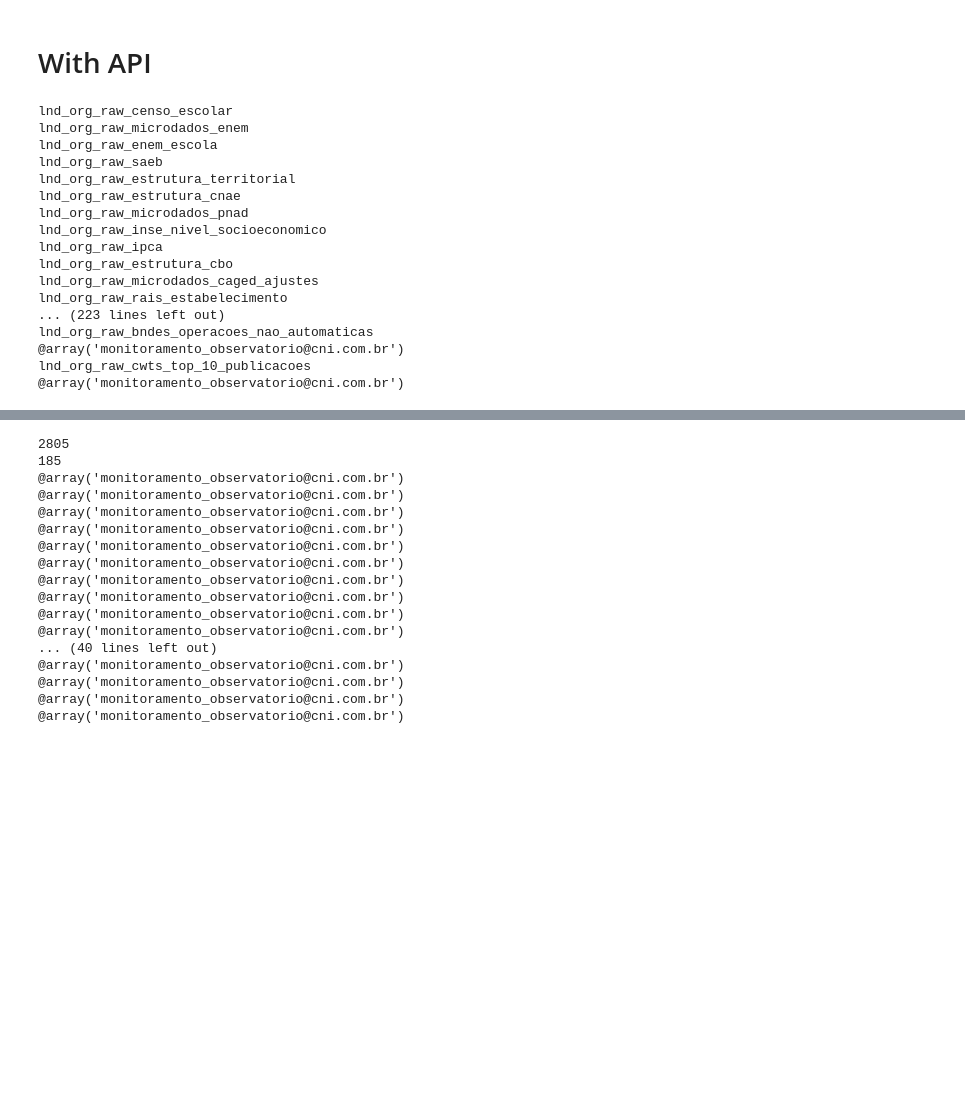
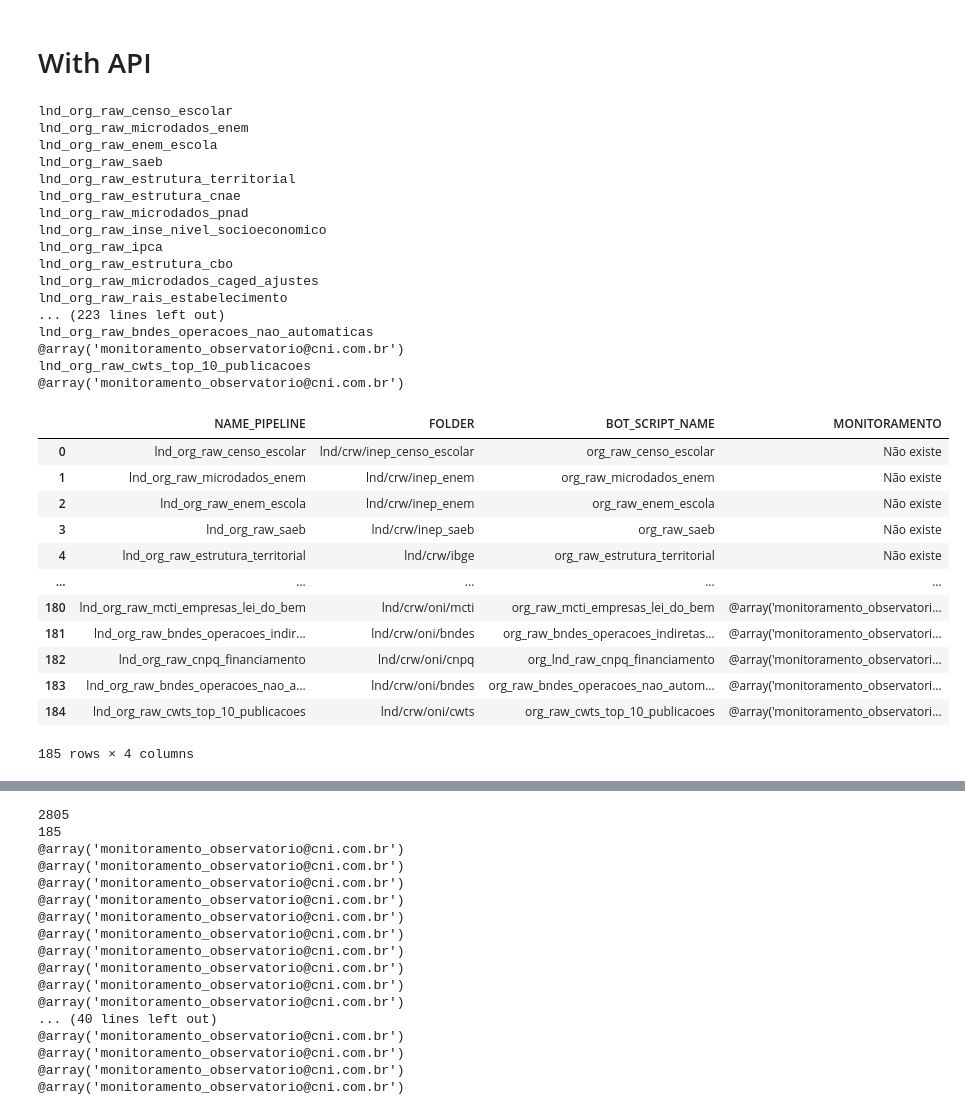
Before and after one commit to zng489/CNI, a Jupyter notebook: mapeamento_adf/mapeamento_lnd.ipynb, the cells around one changed output, grey strips where cells are left out. Drawn from its saved outputs; the diff is of its cells as text; code cells hidden in the pictures; blank space fills up the shorter version.

```diff
--- a/mapeamento_adf/mapeamento_lnd.ipynb
+++ b/mapeamento_adf/mapeamento_lnd.ipynb
@@ -184,43 +181,58 @@ with open(json_file, 'r') as file:
             name_pipeline = x.get('name', {})
             print(name_pipeline)
             folder = x.get('properties', {}).get('folder', {}).get('name', {})
             bot_script = x.get('properties', {}).get('parameters', {}).get('bot', {}).get('defaultValue', {})
+            email_users = 'Não existe'
+            for z in x["properties"]['activities']:
+                try:
+                    if z['name'] == 'alerta_falha':
+                        email_users = z['typeProperties']['parameters']['email_users']['value']
+                        print(email_users)
+                except:
+                    pass
 
-            for z in x["properties"]['activities']:
-                if z['name'] == 'alerta_falha':
-                    email_users = z['typeProperties']['parameters']['email_users']['value']
-                    print(email_users)
-                else:
-                    email_users = 'Não existe'
-
-                dados = {
-                'NAME_PIPELINE': name_pipeline,
-                'FOLDER': folder,
-                'BOT_SCRIPT_NAME': bot_script,
-                'MONITORAMENTO': email_users}
-                result_list.append(dados)
+            dados = {
+            'NAME_PIPELINE': name_pipeline,
+            'FOLDER': folder,
+            'BOT_SCRIPT_NAME': bot_script,
+            'MONITORAMENTO': email_users}
+            result_list.append(dados)
         else:
             pass
 
 
 
 # Assuming result_list is your list of dictionaries
 df = pd.DataFrame(result_list)
+df
 # %% [output]
 lnd_org_raw_censo_escolar
 lnd_org_raw_microdados_enem
 lnd_org_raw_enem_escola
 lnd_org_raw_saeb
 lnd_org_raw_estrutura_territorial
 lnd_org_raw_estrutura_cnae
 lnd_org_raw_microdados_pnad
 lnd_org_raw_inse_nivel_socioeconomico
 lnd_org_raw_ipca
 lnd_org_raw_estrutura_cbo
 lnd_org_raw_microdados_caged_ajustes
 lnd_org_raw_rais_estabelecimento
 ... (223 lines left out)
 lnd_org_raw_bndes_operacoes_nao_automaticas
 @array('monitoramento_observatorio@cni.com.br')
 lnd_org_raw_cwts_top_10_publicacoes
 @array('monitoramento_observatorio@cni.com.br')
+|  | NAME_PIPELINE | FOLDER | BOT_SCRIPT_NAME | MONITORAMENTO |
+| 0 | lnd_org_raw_censo_escolar | lnd/crw/inep_censo_escolar | org_raw_censo_escolar | Não existe |
+| 1 | lnd_org_raw_microdados_enem | lnd/crw/inep_enem | org_raw_microdados_enem | Não existe |
+| 2 | lnd_org_raw_enem_escola | lnd/crw/inep_enem | org_raw_enem_escola | Não existe |
+| 3 | lnd_org_raw_saeb | lnd/crw/inep_saeb | org_raw_saeb | Não existe |
+| 4 | lnd_org_raw_estrutura_territorial | lnd/crw/ibge | org_raw_estrutura_territorial | Não existe |
+| ... | ... | ... | ... | ... |
+| 180 | lnd_org_raw_mcti_empresas_lei_do_bem | lnd/crw/oni/mcti | org_raw_mcti_empresas_lei_do_bem | @array('monitoramento_observatori... |
+| 181 | lnd_org_raw_bndes_operacoes_indir... | lnd/crw/oni/bndes | org_raw_bndes_operacoes_indiretas... | @array('monitoramento_observatori... |
+| 182 | lnd_org_raw_cnpq_financiamento | lnd/crw/oni/cnpq | org_lnd_raw_cnpq_financiamento | @array('monitoramento_observatori... |
+| 183 | lnd_org_raw_bndes_operacoes_nao_a... | lnd/crw/oni/bndes | org_raw_bndes_operacoes_nao_autom... | @array('monitoramento_observatori... |
+| 184 | lnd_org_raw_cwts_top_10_publicacoes | lnd/crw/oni/cwts | org_raw_cwts_top_10_publicacoes | @array('monitoramento_observatori... |
+185 rows × 4 columns
```
Also changed, not shown: parts of 3 cells of this notebook.
